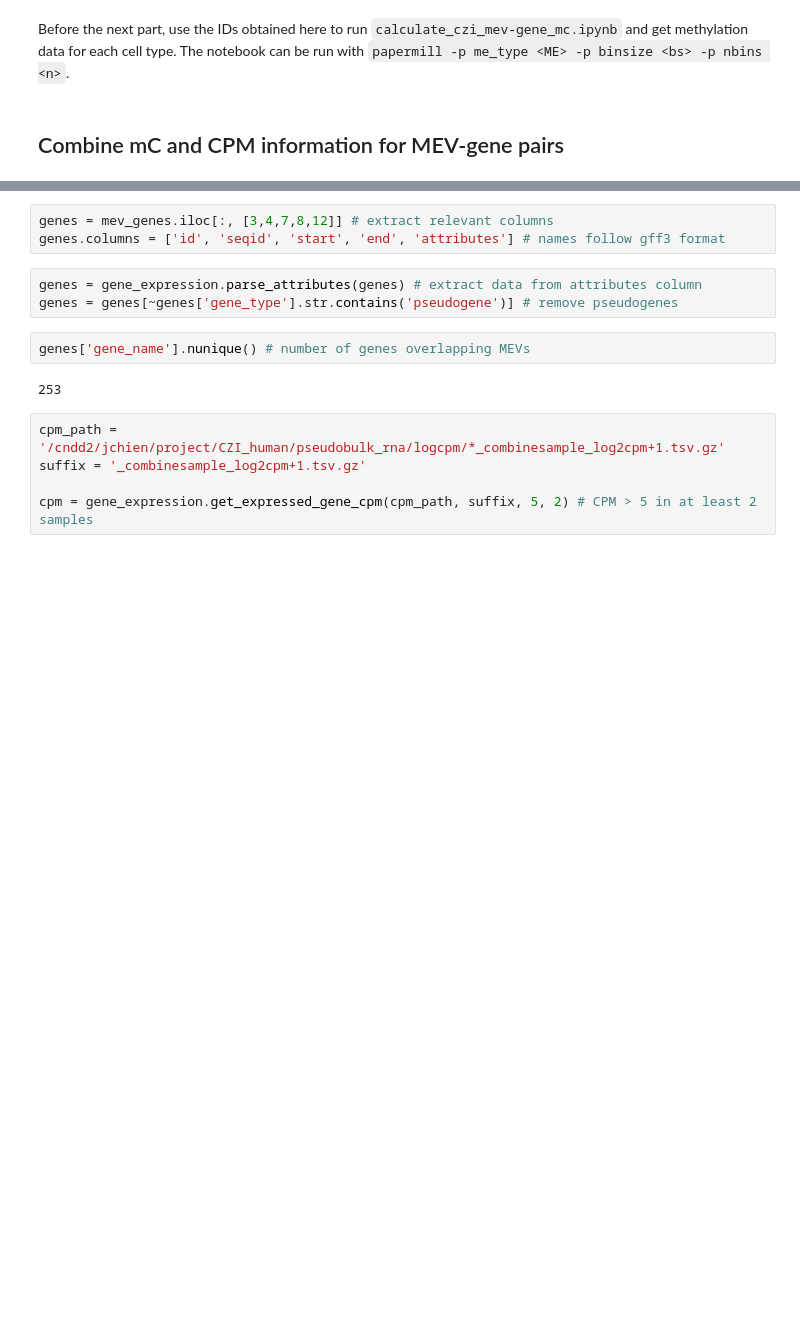
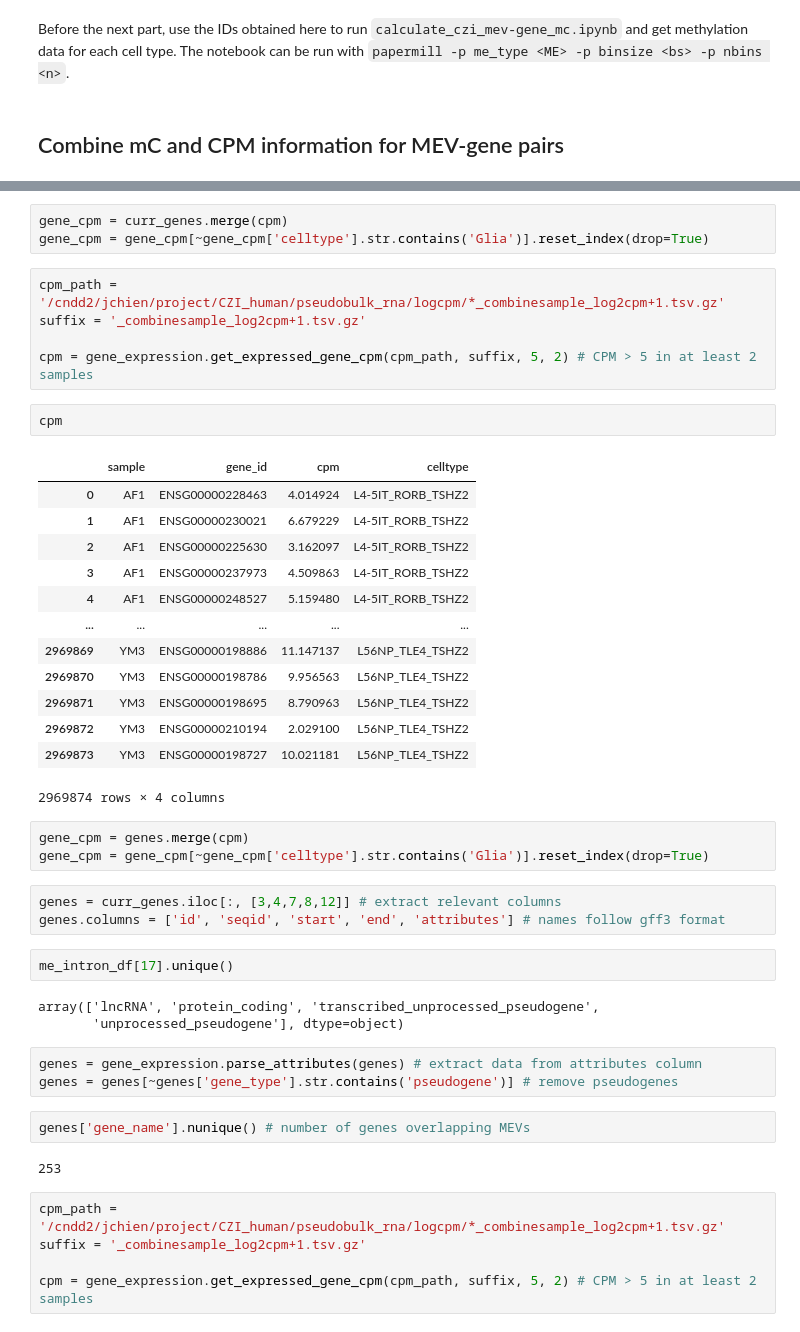
Before and after one commit to dmnburrows/me_polymorphisms, a Jupyter notebook: czi_mev_gene_expression.ipynb, the cells around one changed output, grey strips where cells are left out. Cells and saved outputs as stored; diff of their text form; blank space fills up the shorter version.

```diff
--- a/czi_mev_gene_expression.ipynb
+++ b/czi_mev_gene_expression.ipynb
@@ -171,6 +257,38 @@ Before the next part, use the IDs obtained here to run `calculate_czi_mev-gene_m
+# %%
+gene_cpm = curr_genes.merge(cpm)
+gene_cpm = gene_cpm[~gene_cpm['celltype'].str.contains('Glia')].reset_index(drop=True)
+# %%
+cpm_path = '/cndd2/jchien/project/CZI_human/pseudobulk_rna/logcpm/*_combinesample_log2cpm+1.tsv.gz'
+suffix = '_combinesample_log2cpm+1.tsv.gz'
+
+cpm = gene_expression.get_expressed_gene_cpm(cpm_path, suffix, 5, 2) # CPM > 5 in at least 2 samples
+# %%
+cpm
+# %% [output]
+|  | sample | gene_id | cpm | celltype |
+| 0 | AF1 | ENSG00000228463 | 4.014924 | L4-5IT_RORB_TSHZ2 |
+| 1 | AF1 | ENSG00000230021 | 6.679229 | L4-5IT_RORB_TSHZ2 |
+| 2 | AF1 | ENSG00000225630 | 3.162097 | L4-5IT_RORB_TSHZ2 |
+| 3 | AF1 | ENSG00000237973 | 4.509863 | L4-5IT_RORB_TSHZ2 |
+| 4 | AF1 | ENSG00000248527 | 5.159480 | L4-5IT_RORB_TSHZ2 |
+| ... | ... | ... | ... | ... |
+| 2969869 | YM3 | ENSG00000198886 | 11.147137 | L56NP_TLE4_TSHZ2 |
+| 2969870 | YM3 | ENSG00000198786 | 9.956563 | L56NP_TLE4_TSHZ2 |
+| 2969871 | YM3 | ENSG00000198695 | 8.790963 | L56NP_TLE4_TSHZ2 |
+| 2969872 | YM3 | ENSG00000210194 | 2.029100 | L56NP_TLE4_TSHZ2 |
+| 2969873 | YM3 | ENSG00000198727 | 10.021181 | L56NP_TLE4_TSHZ2 |
+2969874 rows × 4 columns
+# %%
+gene_cpm = genes.merge(cpm)
+gene_cpm = gene_cpm[~gene_cpm['celltype'].str.contains('Glia')].reset_index(drop=True)
 # %%
-genes = mev_genes.iloc[:, [3,4,7,8,12]] # extract relevant columns
+genes = curr_genes.iloc[:, [3,4,7,8,12]] # extract relevant columns
 genes.columns = ['id', 'seqid', 'start', 'end', 'attributes'] # names follow gff3 format
+# %%
+me_intron_df[17].unique()
+# %% [output]
+array(['lncRNA', 'protein_coding', 'transcribed_unprocessed_pseudogene',
+       'unprocessed_pseudogene'], dtype=object)
 # %%
 genes = gene_expression.parse_attributes(genes) # extract data from attributes column
 genes = genes[~genes['gene_type'].str.contains('pseudogene')] # remove pseudogenes
```
Also changed, not shown: parts of 13 cells of this notebook, 7 other files.
